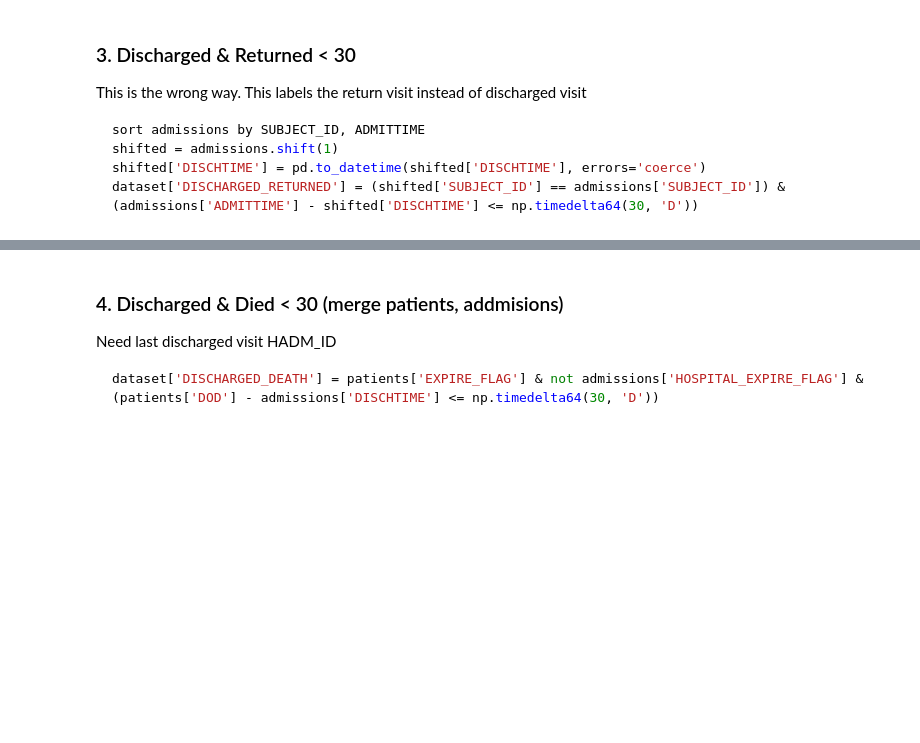
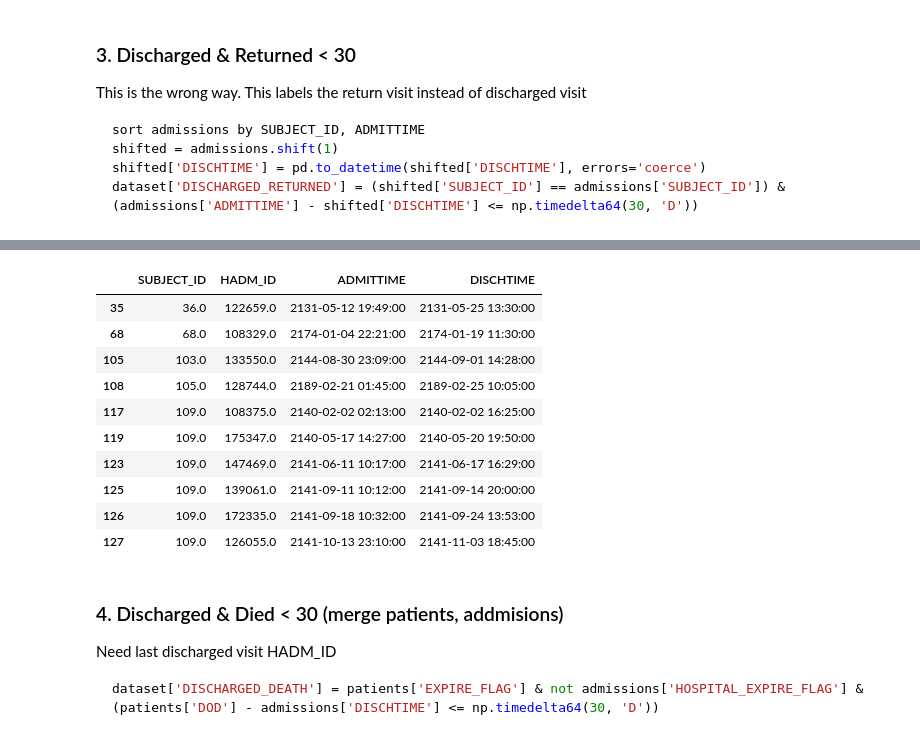
Before and after one commit to BencsikMD/CS598CourseProject, a Jupyter notebook: CreateDataset3.ipynb, the cells around one changed output, grey strips where cells are left out. Saved outputs shown, nothing was run; the diff lists cells and outputs as text; code cells hidden in the pictures; blank space fills up the shorter version.

```diff
--- a/CreateDataset3.ipynb
+++ b/CreateDataset3.ipynb
@@ -156,3 +191,17 @@ dnr['DISCHARGED_RETURNED'] = ((shifted['SUBJECT_ID'] == dnr['SUBJECT_ID']) & (sh
+# %%
+shifted[dnr['DISCHARGED_RETURNED']==1].head(10)
+# %% [output]
+|  | SUBJECT_ID | HADM_ID | ADMITTIME | DISCHTIME |
+| 35 | 36.0 | 122659.0 | 2131-05-12 19:49:00 | 2131-05-25 13:30:00 |
+| 68 | 68.0 | 108329.0 | 2174-01-04 22:21:00 | 2174-01-19 11:30:00 |
+| 105 | 103.0 | 133550.0 | 2144-08-30 23:09:00 | 2144-09-01 14:28:00 |
+| 108 | 105.0 | 128744.0 | 2189-02-21 01:45:00 | 2189-02-25 10:05:00 |
+| 117 | 109.0 | 108375.0 | 2140-02-02 02:13:00 | 2140-02-02 16:25:00 |
+| 119 | 109.0 | 175347.0 | 2140-05-17 14:27:00 | 2140-05-20 19:50:00 |
+| 123 | 109.0 | 147469.0 | 2141-06-11 10:17:00 | 2141-06-17 16:29:00 |
+| 125 | 109.0 | 139061.0 | 2141-09-11 10:12:00 | 2141-09-14 20:00:00 |
+| 126 | 109.0 | 172335.0 | 2141-09-18 10:32:00 | 2141-09-24 13:53:00 |
+| 127 | 109.0 | 126055.0 | 2141-10-13 23:10:00 | 2141-11-03 18:45:00 |
 # %% [markdown]
 ### 4. Discharged & Died < 30 (merge patients, addmisions)
 
```
Also changed, not shown: parts of 5 cells of this notebook.
